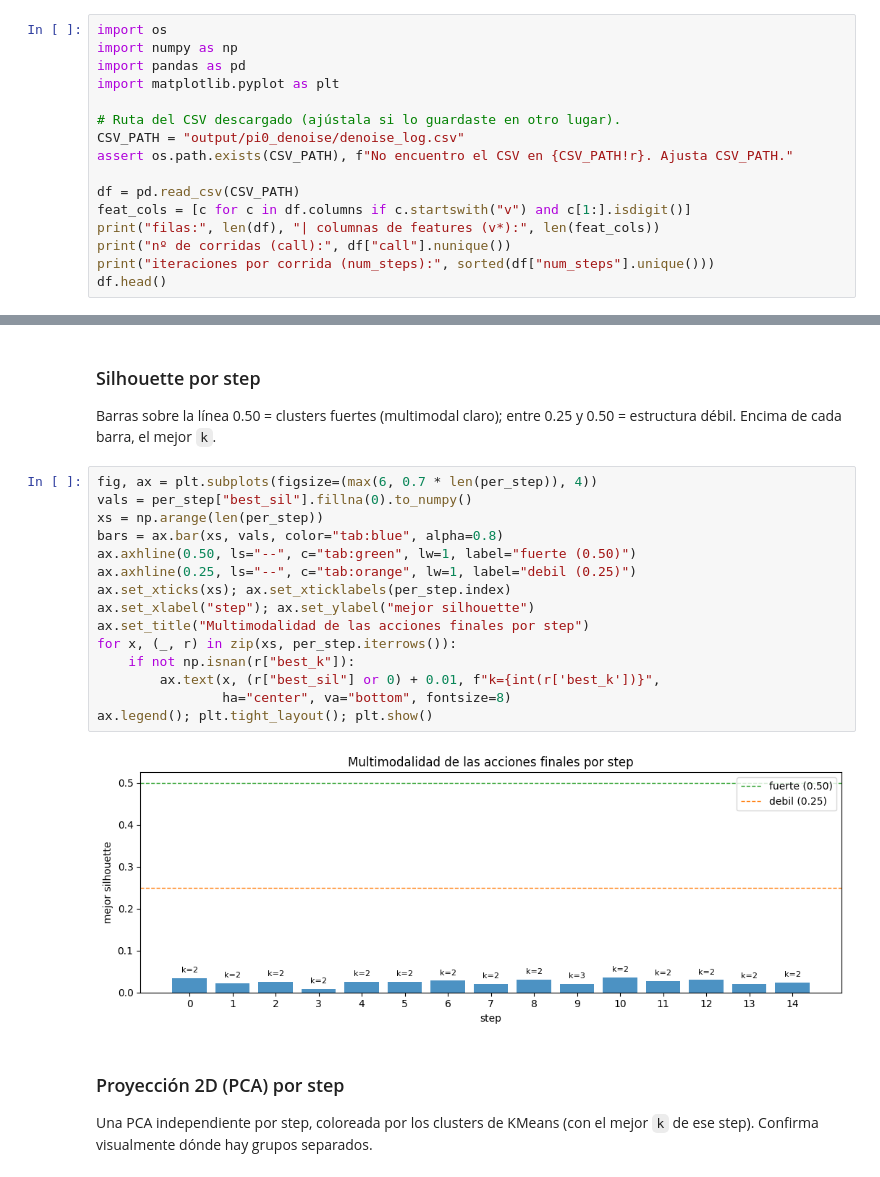
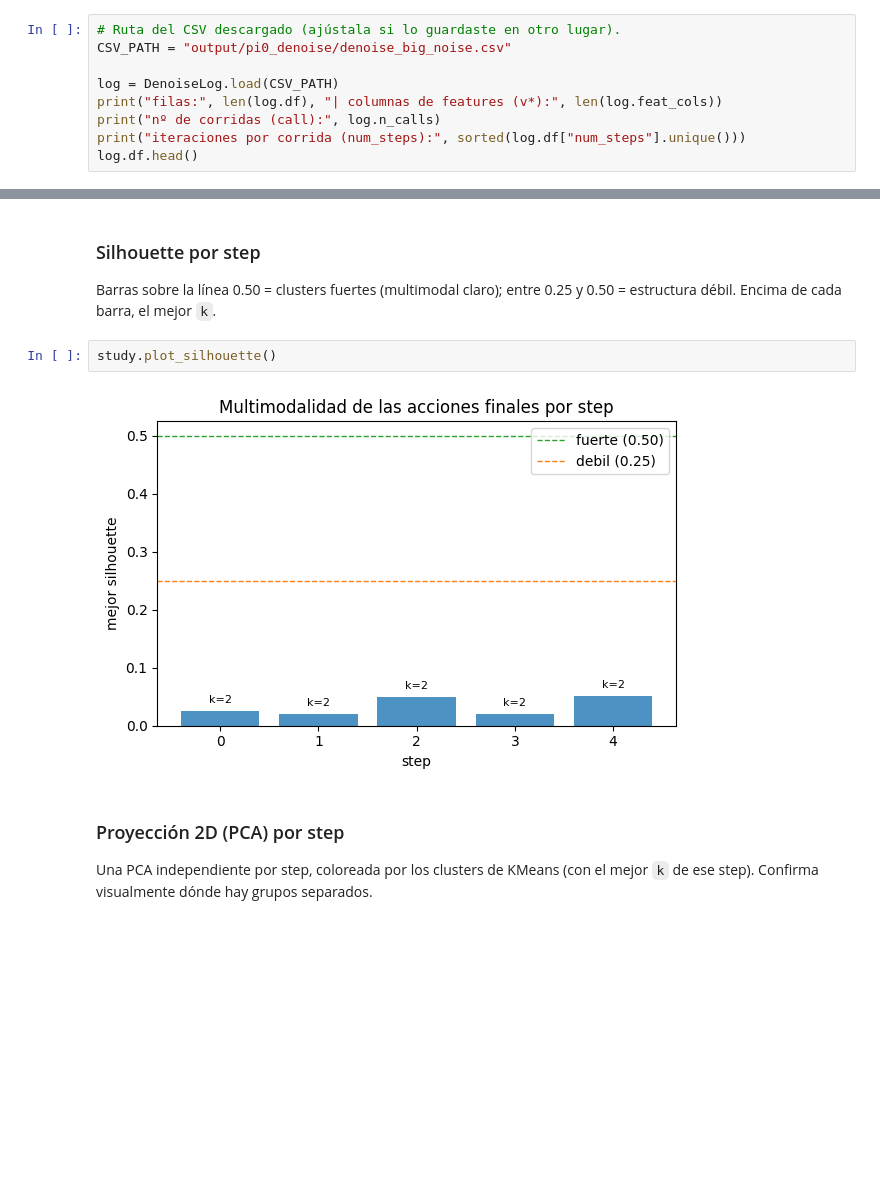
Before and after one commit to diegoftpxd/MuJoCo-simulation, a Jupyter notebook: flow_matching_analisis.ipynb, the cells around one changed output, grey strips where cells are left out. Saved outputs shown, nothing was run; the diff lists cells and outputs as text; blank space fills up the shorter version.

```diff
--- a/flow_matching_analisis.ipynb
+++ b/flow_matching_analisis.ipynb
@@ -18,19 +651,12 @@ corridas forman **clusters claros** (señal de una política multimodal).
 # %% [markdown]
 ## 1. Cargar el CSV
 # %%
-import os
-import numpy as np
-import pandas as pd
-import matplotlib.pyplot as plt
+# Ruta del CSV descargado (ajústala si lo guardaste en otro lugar).
+CSV_PATH = "output/pi0_denoise/denoise_big_noise.csv"
 
-# Ruta del CSV descargado (ajústala si lo guardaste en otro lugar).
-CSV_PATH = "output/pi0_denoise/denoise_log.csv"
-assert os.path.exists(CSV_PATH), f"No encuentro el CSV en {CSV_PATH!r}. Ajusta CSV_PATH."
-
-df = pd.read_csv(CSV_PATH)
-feat_cols = [c for c in df.columns if c.startswith("v") and c[1:].isdigit()]
-print("filas:", len(df), "| columnas de features (v*):", len(feat_cols))
-print("nº de corridas (call):", df["call"].nunique())
-print("iteraciones por corrida (num_steps):", sorted(df["num_steps"].unique()))
-df.head()
+log = DenoiseLog.load(CSV_PATH)
+print("filas:", len(log.df), "| columnas de features (v*):", len(log.feat_cols))
+print("nº de corridas (call):", log.n_calls)
+print("iteraciones por corrida (num_steps):", sorted(log.df["num_steps"].unique()))
+log.df.head()
 # %% [output]
@@ -399,22 +818,9 @@ Steps con indicios de multimodalidad: ninguno
 Barras sobre la línea 0.50 = clusters fuertes (multimodal claro); entre 0.25 y
 0.50 = estructura débil. Encima de cada barra, el mejor `k`.
 # %%
-fig, ax = plt.subplots(figsize=(max(6, 0.7 * len(per_step)), 4))
-vals = per_step["best_sil"].fillna(0).to_numpy()
-xs = np.arange(len(per_step))
-bars = ax.bar(xs, vals, color="tab:blue", alpha=0.8)
-ax.axhline(0.50, ls="--", c="tab:green", lw=1, label="fuerte (0.50)")
-ax.axhline(0.25, ls="--", c="tab:orange", lw=1, label="debil (0.25)")
-ax.set_xticks(xs); ax.set_xticklabels(per_step.index)
-ax.set_xlabel("step"); ax.set_ylabel("mejor silhouette")
-ax.set_title("Multimodalidad de las acciones finales por step")
-for x, (_, r) in zip(xs, per_step.iterrows()):
-    if not np.isnan(r["best_k"]):
-        ax.text(x, (r["best_sil"] or 0) + 0.01, f"k={int(r['best_k'])}",
-                ha="center", va="bottom", fontsize=8)
-ax.legend(); plt.tight_layout(); plt.show()
+study.plot_silhouette()
 # %% [output]
-[figure, old version]
+[figure, new version]
 # %% [markdown]
 ### Proyección 2D (PCA) por step
 
```
Also changed, not shown: parts of 20 cells of this notebook, 3 other files.
